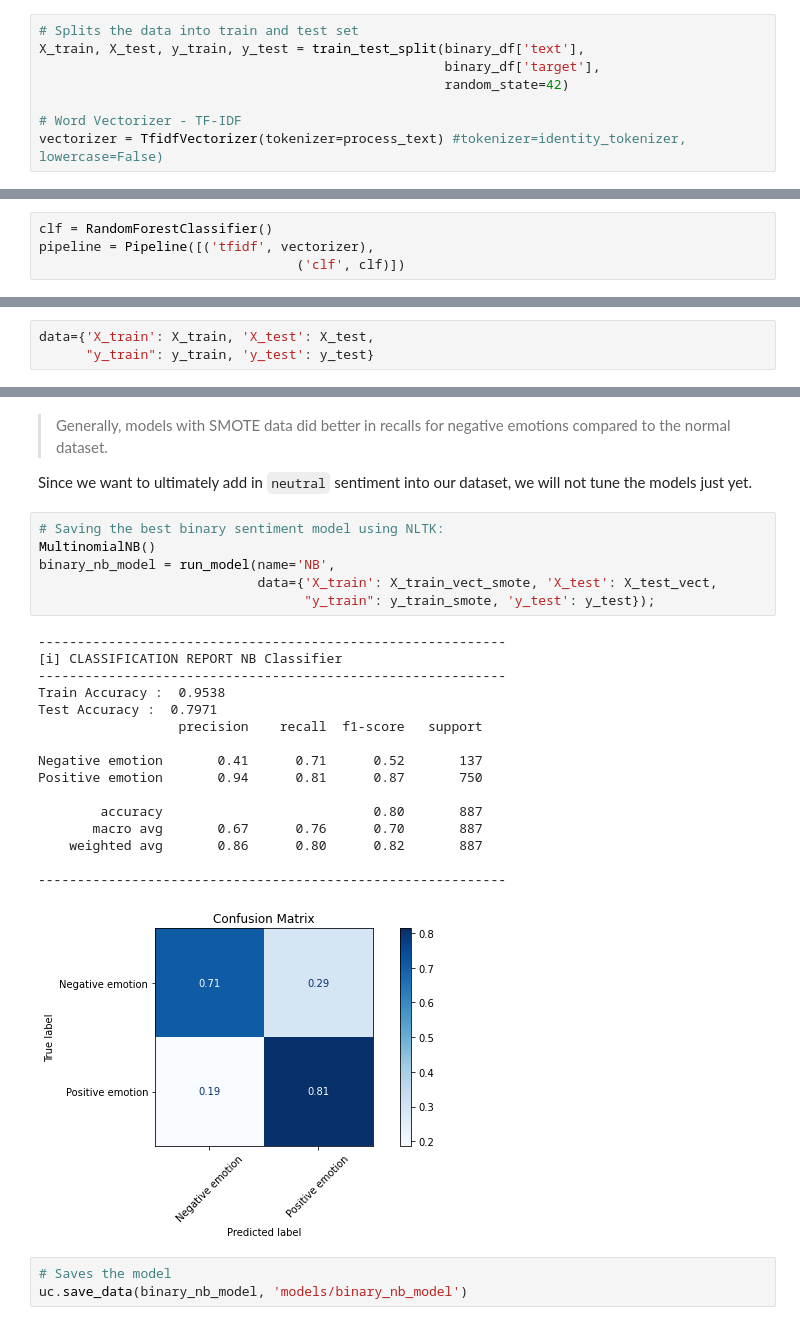
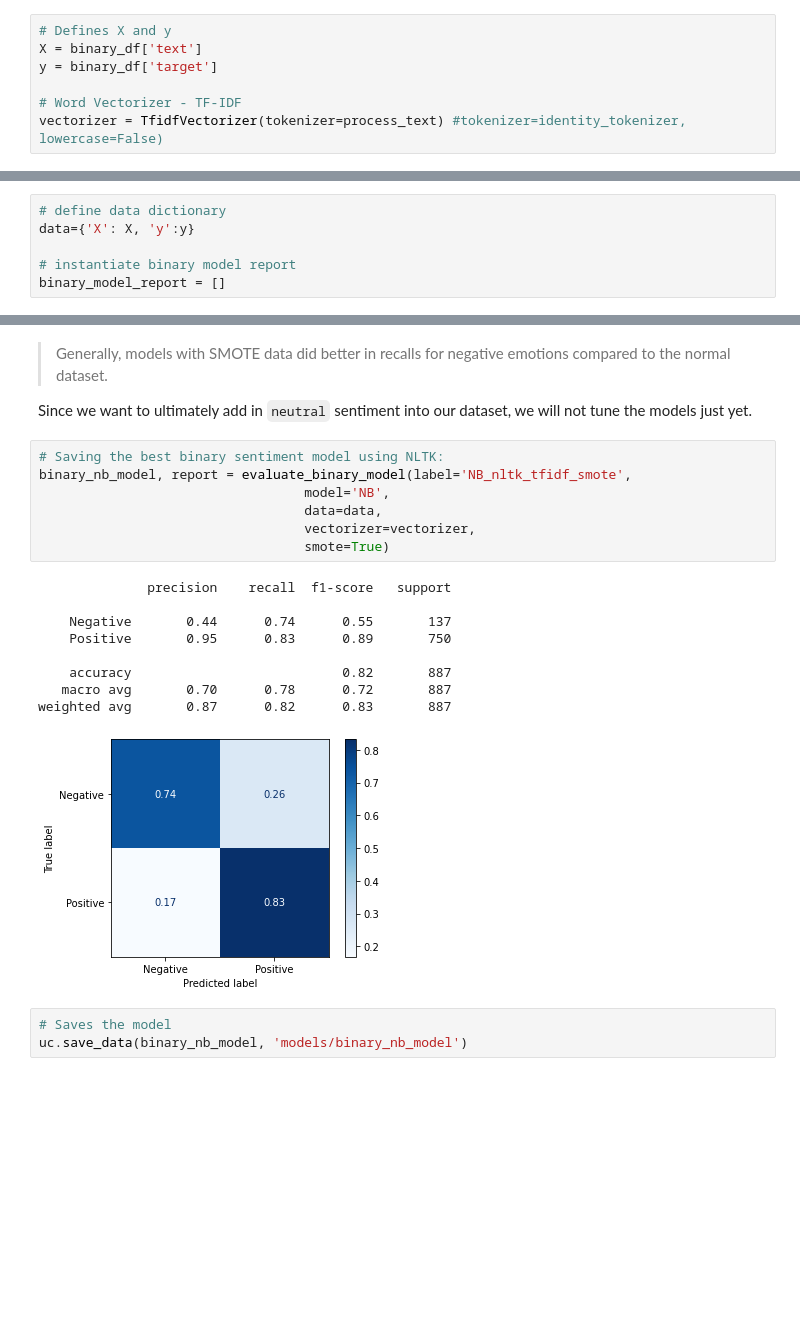
Before and after one commit to singsang2/dsc-mod-4-project-v2-1-onl01-dtsc-ft-070620, a Jupyter notebook: Tweet_sentiment_analysis.ipynb, the cells around one changed output, grey strips where cells are left out. Cells and saved outputs as stored; diff of their text form; blank space fills up the shorter version.

```diff
--- a/Tweet_sentiment_analysis.ipynb
+++ b/Tweet_sentiment_analysis.ipynb
@@ -370,10 +370,9 @@ Now we can see some difference in words that are used in positive and negative s
 # Tokenizes each tweet from dataset
 # binary_df['clean_text'] = [process_text(x, stopwords_list=stopwords) for x in binary_df['clean_text']]
 # %%
-# Splits the data into train and test set
-X_train, X_test, y_train, y_test = train_test_split(binary_df['text'],
-                                                    binary_df['target'],
-                                                    random_state=42)
+# Defines X and y
+X = binary_df['text']
+y = binary_df['target']
 
 # Word Vectorizer - TF-IDF
 vectorizer = TfidfVectorizer(tokenizer=process_text) #tokenizer=identity_tokenizer, lowercase=False)
@@ -387,7 +386,3 @@ pd.Series(y_test).value_counts(1)
 Positive    0.845547
 Negative    0.154453
 Name: target, dtype: float64
-# %%
-clf = RandomForestClassifier()
-pipeline = Pipeline([('tfidf', vectorizer),
-                                 ('clf', clf)])
@@ -504,11 +530,14 @@ def get_model(name, params=None):
             clf = LogisticRegression()
 
     return clf
+# %%
+# define data dictionary
+data={'X': X, 'y':y}
+
+# instantiate binary model report
+binary_model_report = []
 # %% [markdown]
 #### Random Forest
-# %%
-data={'X_train': X_train, 'X_test': X_test,
-      "y_train": y_train, 'y_test': y_test}
 # %%
 _, report = evaluate_binary_model(label='RF_nltk_tfidf',
                                   model='RF',
@@ -742,27 +719,21 @@ LogisticRegression()
 Since we want to ultimately add in `neutral` sentiment into our dataset, we will not tune the models just yet.
 # %%
 # Saving the best binary sentiment model using NLTK:
-MultinomialNB()
-binary_nb_model = run_model(name='NB',
-                            data={'X_train': X_train_vect_smote, 'X_test': X_test_vect,
-                                  "y_train": y_train_smote, 'y_test': y_test});
+binary_nb_model, report = evaluate_binary_model(label='NB_nltk_tfidf_smote',
+                                  model='NB',
+                                  data=data,
+                                  vectorizer=vectorizer,
+                                  smote=True)
 # %% [output]
-------------------------------------------------------------
-[i] CLASSIFICATION REPORT NB Classifier
-------------------------------------------------------------
-Train Accuracy :  0.9538
-Test Accuracy :  0.7971
-                  precision    recall  f1-score   support
+              precision    recall  f1-score   support
 
-Negative emotion       0.41      0.71      0.52       137
-Positive emotion       0.94      0.81      0.87       750
+    Negative       0.44      0.74      0.55       137
+    Positive       0.95      0.83      0.89       750
 
-        accuracy                           0.80       887
-       macro avg       0.67      0.76      0.70       887
-    weighted avg       0.86      0.80      0.82       887
-
-------------------------------------------------------------
+    accuracy                           0.82       887
+   macro avg       0.70      0.78      0.72       887
+weighted avg       0.87      0.82      0.83       887
-[figure, old version]
+[figure, new version]
 # %%
 # Saves the model
 uc.save_data(binary_nb_model, 'models/binary_nb_model')
```
Also changed, not shown: parts of 64 cells of this notebook, 9 other files.
